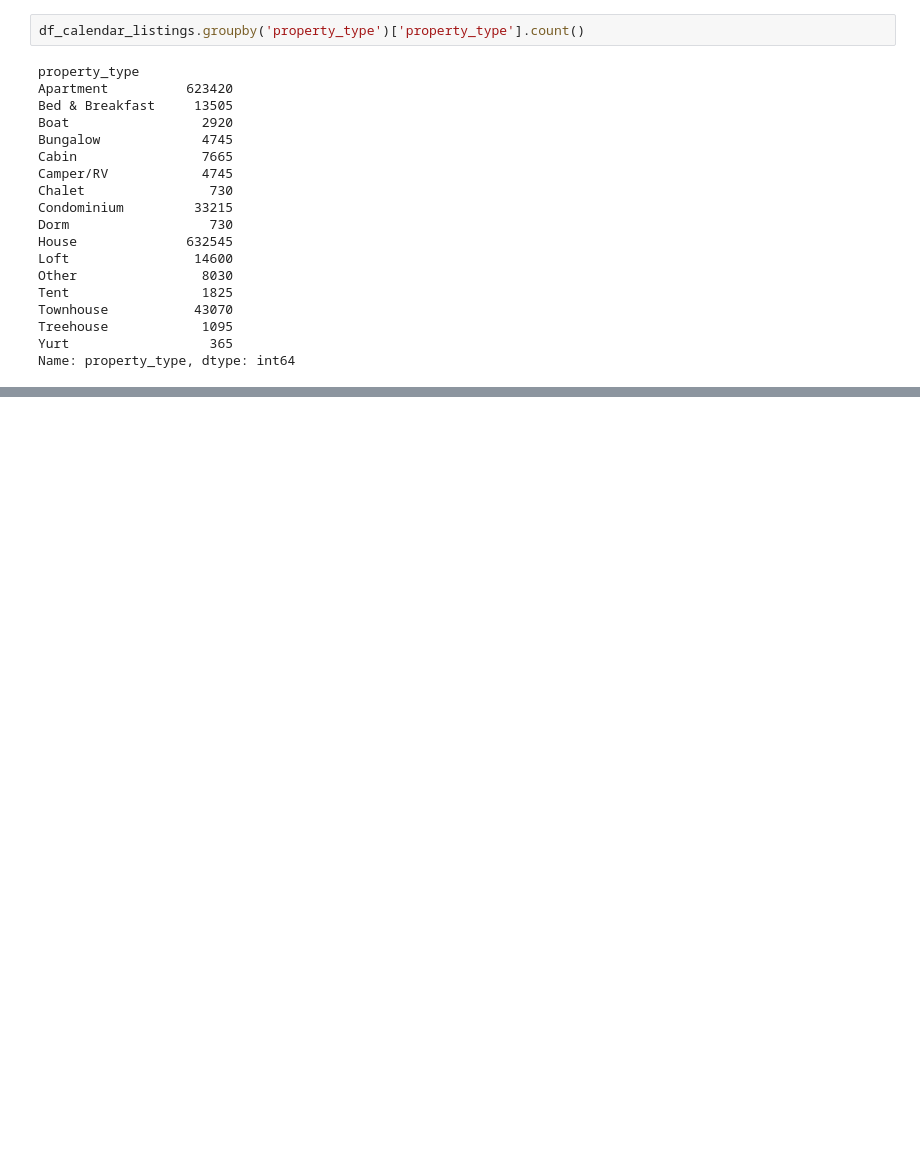
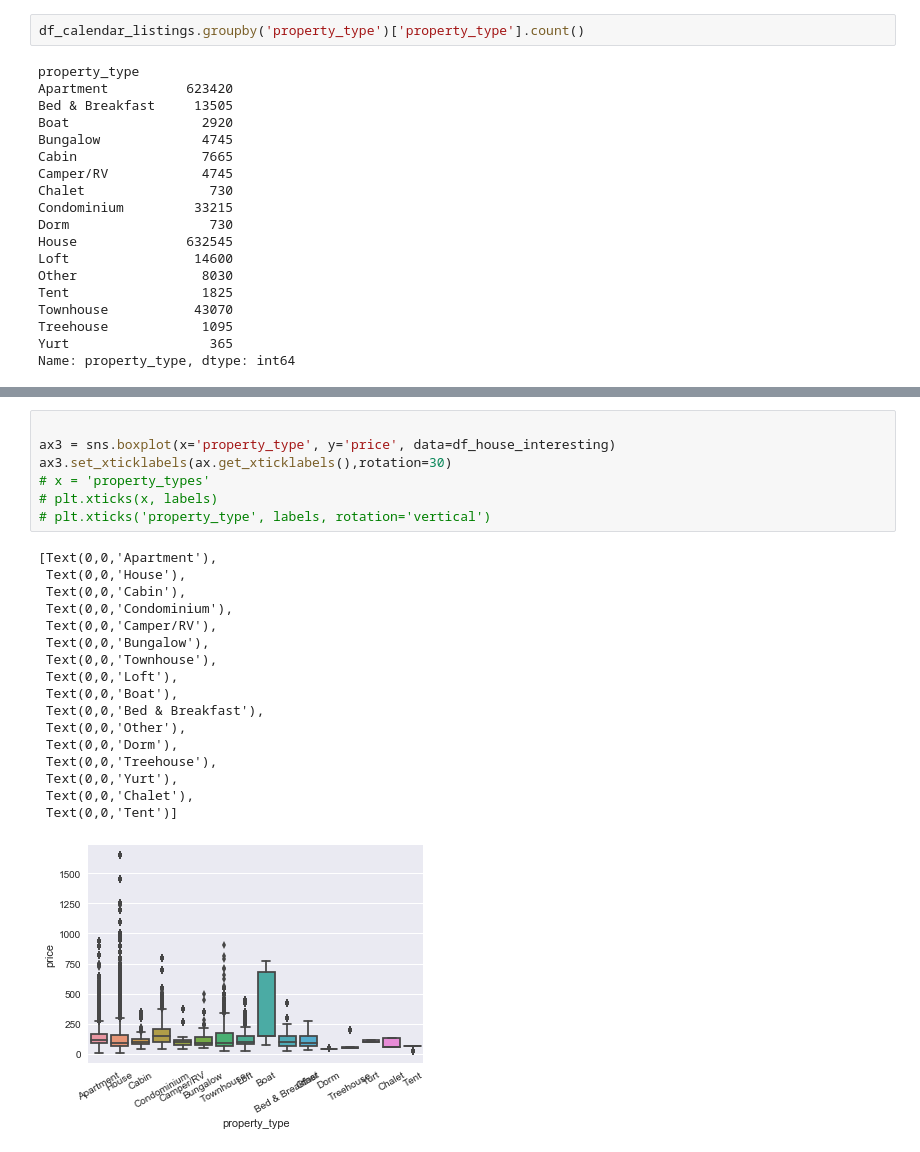
Before and after one commit to ShanshanJiang/Udacity_Project1, a Jupyter notebook: Project_1_Seattle.ipynb, the cells around one changed output, grey strips where cells are left out. Drawn from its saved outputs; the diff is of its cells as text; blank space fills up the shorter version.

Commit message:
additional graph

```diff
--- a/Project_1_Seattle.ipynb
+++ b/Project_1_Seattle.ipynb
@@ -292,0 +306,25 @@ house_stats
+# %%
+
+ax3 = sns.boxplot(x='property_type', y='price', data=df_house_interesting)
+ax3.set_xticklabels(ax.get_xticklabels(),rotation=30)
+# x = 'property_types'
+# plt.xticks(x, labels)
+# plt.xticks('property_type', labels, rotation='vertical')
+# %% [output]
+[Text(0,0,'Apartment'),
+ Text(0,0,'House'),
+ Text(0,0,'Cabin'),
+ Text(0,0,'Condominium'),
+ Text(0,0,'Camper/RV'),
+ Text(0,0,'Bungalow'),
+ Text(0,0,'Townhouse'),
+ Text(0,0,'Loft'),
+ Text(0,0,'Boat'),
+ Text(0,0,'Bed & Breakfast'),
+ Text(0,0,'Other'),
+ Text(0,0,'Dorm'),
+ Text(0,0,'Treehouse'),
+ Text(0,0,'Yurt'),
+ Text(0,0,'Chalet'),
+ Text(0,0,'Tent')]
+[figure, added]
```
Also changed, not shown: parts of 6 cells of this notebook, 1 other file.
